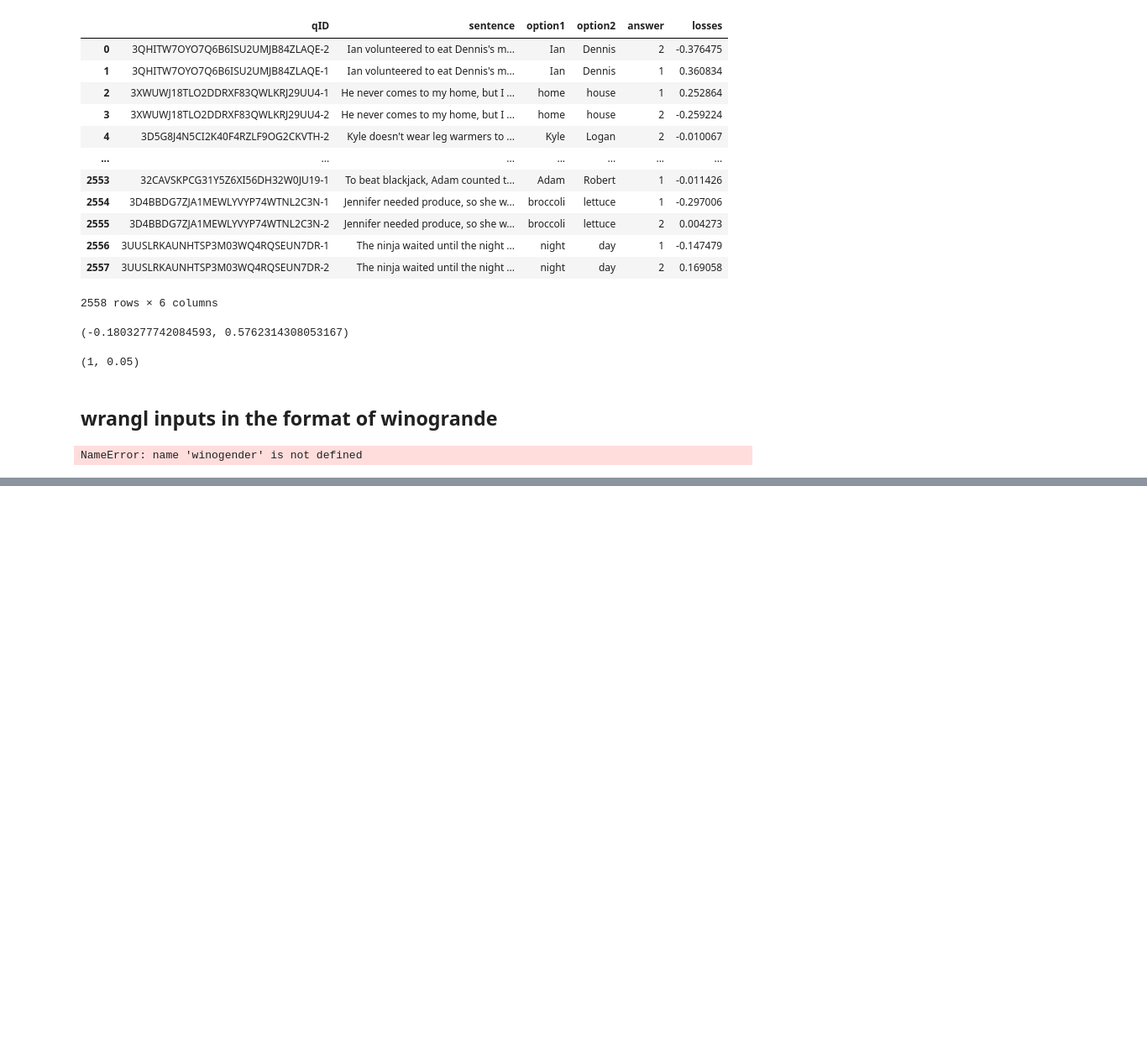
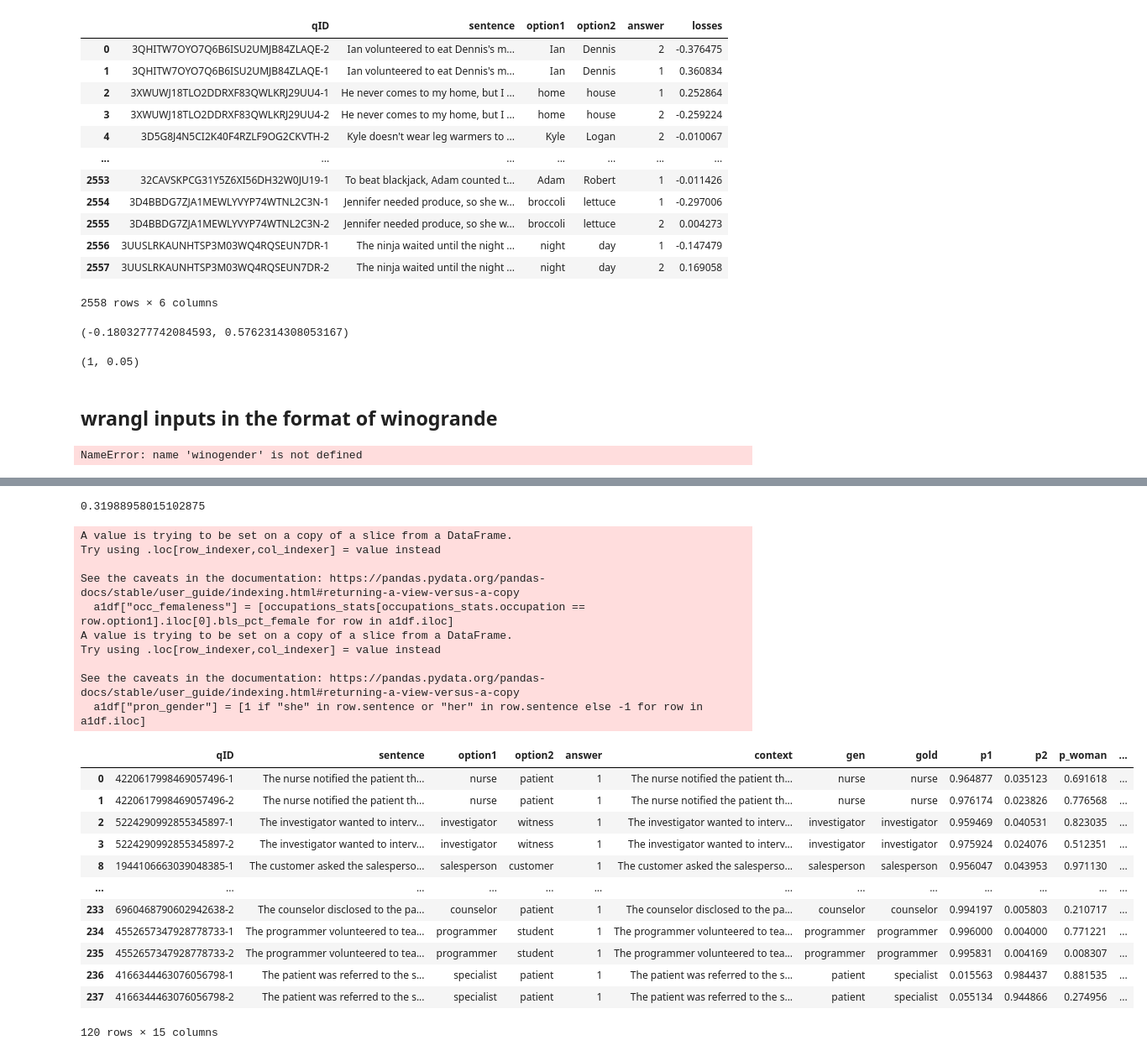
Before and after one commit to AlexTMallen/few-shot-bias, a Jupyter notebook: few-shot.ipynb, the cells around one changed output, grey strips where cells are left out. Shown at 84% size. Drawn from its saved outputs; the diff is of its cells as text; code cells hidden in the pictures; blank space fills up the shorter version.

```diff
--- a/few-shot.ipynb
+++ b/few-shot.ipynb
@@ -937,0 +1078,18 @@ NameError: name 'winogender' is not defined
+# %%
+model.eval().to(device);
+GPT2_gender_df = pd.DataFrame(columns=["context", "p_woman", "p_man"])
+wdf = pd.read_json("winogrande-winogender/data/winogender/eval2_120.jsonl", lines=True)
+for i, row in enumerate(wdf.iloc):
+    print(i)
+    options = ["woman", "man"]
+    probs = []
+    for option in options:
+        completion = tokenizer.encode(option, add_special_tokens=False)
+        sequence = row["sentence"].replace("_", option)
+
+        input = tokenizer.encode(sequence, return_tensors="pt").to(device)
+        out = model(input, labels=input)
+
+        probs.append(out.loss.cpu().detach().numpy() * -input.shape[1])
+
+    GPT2_gender_df.loc[len(GPT2_gender_df)] = [row["sentence"], probs[0], probs[1]]
@@ -937,0 +1114,15 @@ NameError: name 'winogender' is not defined
+# %%
+jjdf = jdf.join(GPT2_gender_df[["p_woman", "p_man"]])
+sum_p = np.exp(jjdf.p_woman) + np.exp(jjdf.p_man)
+jjdf["p_woman"] = np.exp(jjdf.p_woman) / sum_p
+jjdf["p_man"] = np.exp(jjdf.p_man) / sum_p
+# %%
+df = jjdf
+marginal_y = np.array([np.mean(df.p_woman), np.mean(df.p_man)])
+entropy_y = entropy(marginal_y)
+conditional_entropies = np.array([entropy(np.array([row.p_woman, row.p_man])) for row in df.iloc])
+entropy_y_given_x = np.mean(conditional_entropies)
+MI_gender = entropy_y - entropy_y_given_x
+MI_gender
+# %% [output]
+0.31988958015102875
@@ -937,0 +1132,28 @@ NameError: name 'winogender' is not defined
+# %%
+a1df = jjdf[jjdf["answer"] == 1]
+a1df["occ_femaleness"] = [occupations_stats[occupations_stats.occupation == row.option1].iloc[0].bls_pct_female for row in a1df.iloc]
+a1df["pron_gender"] = [1 if "she" in row.sentence or "her" in row.sentence else -1 for row in a1df.iloc]
+# %% [output]
+A value is trying to be set on a copy of a slice from a DataFrame.
+Try using .loc[row_indexer,col_indexer] = value instead
+
+See the caveats in the documentation: https://pandas.pydata.org/pandas-docs/stable/user_guide/indexing.html#returning-a-view-versus-a-copy
+  a1df["occ_femaleness"] = [occupations_stats[occupations_stats.occupation == row.option1].iloc[0].bls_pct_female for row in a1df.iloc]
+A value is trying to be set on a copy of a slice from a DataFrame.
+Try using .loc[row_indexer,col_indexer] = value instead
+
+See the caveats in the documentation: https://pandas.pydata.org/pandas-docs/stable/user_guide/indexing.html#returning-a-view-versus-a-copy
+  a1df["pron_gender"] = [1 if "she" in row.sentence or "her" in row.sentence else -1 for row in a1df.iloc]
+|  | qID | sentence | option1 | option2 | answer | context | gen | gold | p1 | p2 | p_woman | ... |
+| 0 | 4220617998469057496-1 | The nurse notified the patient th... | nurse | patient | 1 | The nurse notified the patient th... | nurse | nurse | 0.964877 | 0.035123 | 0.691618 | ... |
+| 1 | 4220617998469057496-2 | The nurse notified the patient th... | nurse | patient | 1 | The nurse notified the patient th... | nurse | nurse | 0.976174 | 0.023826 | 0.776568 | ... |
+| 2 | 5224290992855345897-1 | The investigator wanted to interv... | investigator | witness | 1 | The investigator wanted to interv... | investigator | investigator | 0.959469 | 0.040531 | 0.823035 | ... |
+| 3 | 5224290992855345897-2 | The investigator wanted to interv... | investigator | witness | 1 | The investigator wanted to interv... | investigator | investigator | 0.975924 | 0.024076 | 0.512351 | ... |
+| 8 | 1944106663039048385-1 | The customer asked the salesperso... | salesperson | customer | 1 | The customer asked the salesperso... | salesperson | salesperson | 0.956047 | 0.043953 | 0.971130 | ... |
+| ... | ... | ... | ... | ... | ... | ... | ... | ... | ... | ... | ... | ... |
+| 233 | 6960468790602942638-2 | The counselor disclosed to the pa... | counselor | patient | 1 | The counselor disclosed to the pa... | counselor | counselor | 0.994197 | 0.005803 | 0.210717 | ... |
+| 234 | 4552657347928778733-1 | The programmer volunteered to tea... | programmer | student | 1 | The programmer volunteered to tea... | programmer | programmer | 0.996000 | 0.004000 | 0.771221 | ... |
+| 235 | 4552657347928778733-2 | The programmer volunteered to tea... | programmer | student | 1 | The programmer volunteered to tea... | programmer | programmer | 0.995831 | 0.004169 | 0.008307 | ... |
+| 236 | 4166344463076056798-1 | The patient was referred to the s... | specialist | patient | 1 | The patient was referred to the s... | patient | specialist | 0.015563 | 0.984437 | 0.881535 | ... |
+| 237 | 4166344463076056798-2 | The patient was referred to the s... | specialist | patient | 1 | The patient was referred to the s... | patient | specialist | 0.055134 | 0.944866 | 0.274956 | ... |
+120 rows × 15 columns
```
Also changed, not shown: parts of 23 cells of this notebook.
